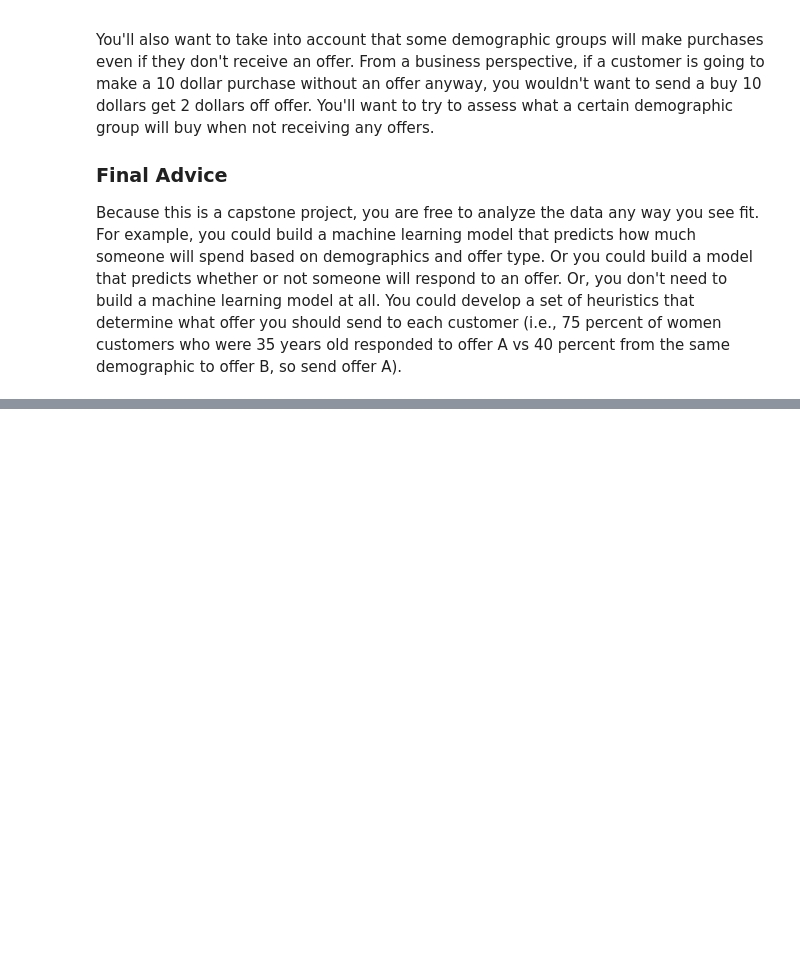
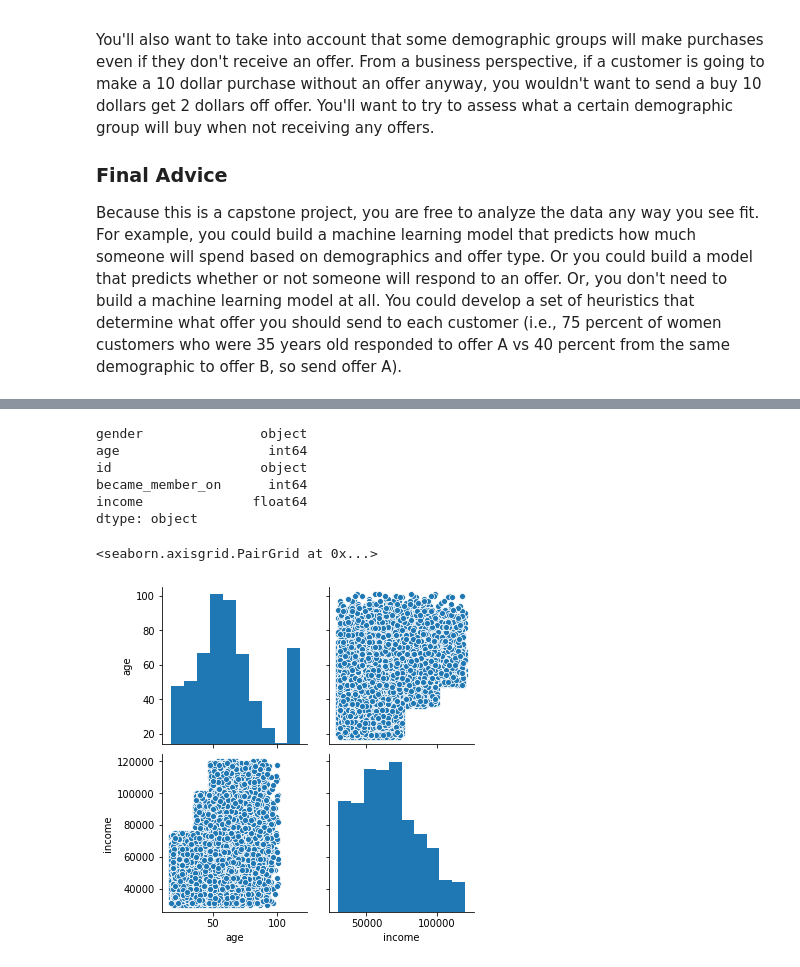
Before and after one commit to tanyayt/udacity_data_scientist, a Jupyter notebook: starbucks_optimizing_app_offers/Starbucks_Capstone_notebook.ipynb, the cells around one changed output, grey strips where cells are left out. Saved outputs shown, nothing was run; the diff lists cells and outputs as text; code cells hidden in the pictures; blank space fills up the shorter version.

Commit message:
complete profile data cleaning

```diff
--- a/starbucks_optimizing_app_offers/Starbucks_Capstone_notebook.ipynb
+++ b/starbucks_optimizing_app_offers/Starbucks_Capstone_notebook.ipynb
@@ -86,0 +131,22 @@ transcript = pd.read_json('data/transcript.json', orient='records', lines=True)
+# %%
+# examine the datatypes of each column
+profile.dtypes
+# noticed above that became_member_on should not be an int
+# %% [output]
+gender               object
+age                   int64
+id                   object
+became_member_on      int64
+income              float64
+dtype: object
+# %%
+profile['became_member_on'] = profile['became_member_on'].astype(str)
+# %%
+# fix became_member_on datatype
+profile['became_member_on'] = profile['became_member_on'].apply(lambda x:datetime(year=int(x[0:4]),
+                          month=int(x[4:6]),day=int(x[6:8])))
+# %%
+sns.pairplot(profile)
+# %% [output]
+<seaborn.axisgrid.PairGrid at 0x...>
+[figure, added]
```
Also changed, not shown: parts of 17 cells of this notebook.
